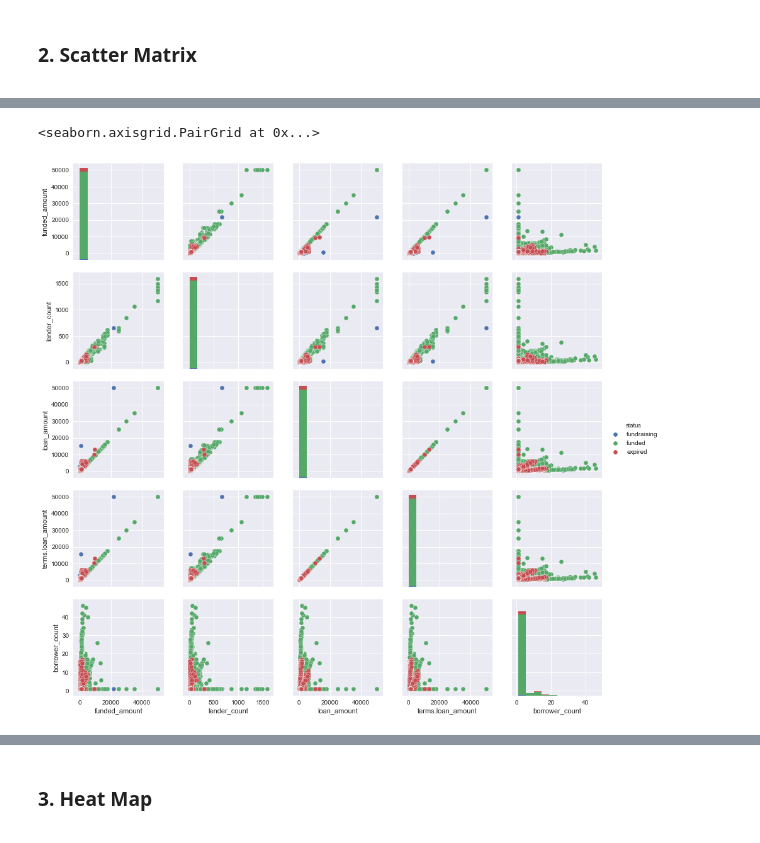
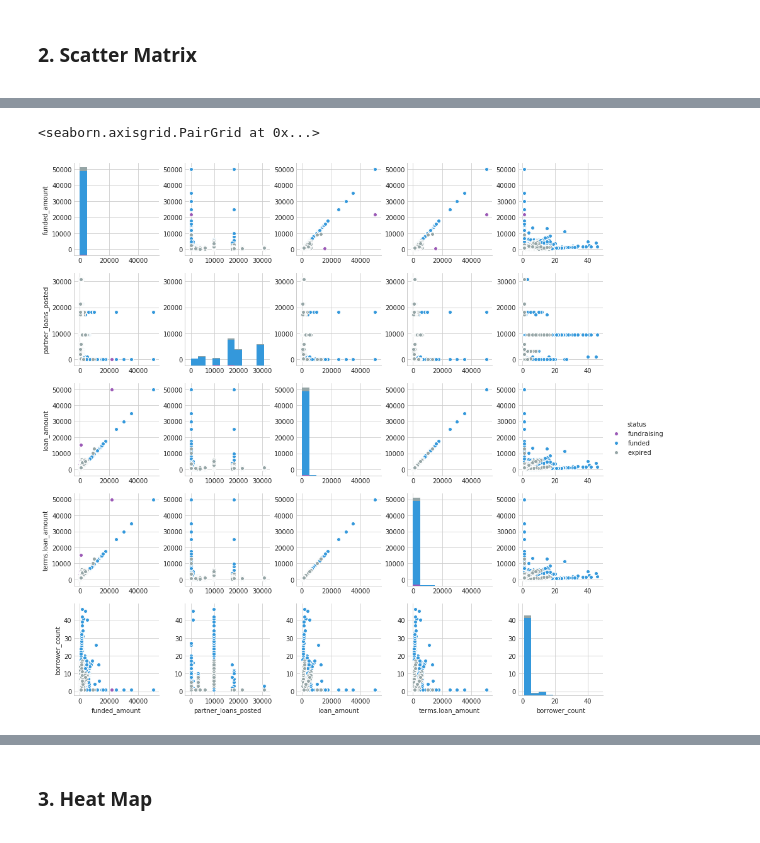
Before and after one commit to DeltaAnalytics/machine_learning_for_good, a Jupyter notebook: module_1_descriptive_statistics/1_3_exploratory_data_analysis.ipynb, the cells around one changed output, grey strips where cells are left out. Cells and saved outputs as stored; diff of their text form; code cells hidden in the pictures.

Commit message:
added more explanations to each plot type

```diff
--- a/module_1_descriptive_statistics/1_3_exploratory_data_analysis.ipynb
+++ b/module_1_descriptive_statistics/1_3_exploratory_data_analysis.ipynb
@@ -80,17 +123,13 @@ A scatterplot matrix is useful for seeing several variable comparisons at once!
 # %%
-## Let's use a regular expressions search to find some variables to plot
-r = re.compile('.*amount|.*count')
-selected_vars = filter(r.match, numeric_vars)
-# print(list(selected_vars))
-
-num_df = df[['funded_amount', 'lender_count', 'loan_amount', 'terms.loan_amount', 'borrower_count', 'status']]
+## Let's choose some variables to examine:
+num_df = df[['funded_amount', 'partner_loans_posted', 'loan_amount', 'terms.loan_amount', 'borrower_count', 'status']]
 
 ## Remove the NaN rows so Seaborn can plot
 num_df = num_df.dropna(axis=0, how='any')
 # num_df.describe()
 
-## Select the first 6 columns to plot
+## Create the scatter plot and let's color the data point by their status.
 sns.pairplot(num_df, hue = 'status')
 # %% [output]
 <seaborn.axisgrid.PairGrid at 0x...>
-[figure, old version]
+[figure, new version]
```
Also changed, not shown: parts of 37 cells of this notebook.
